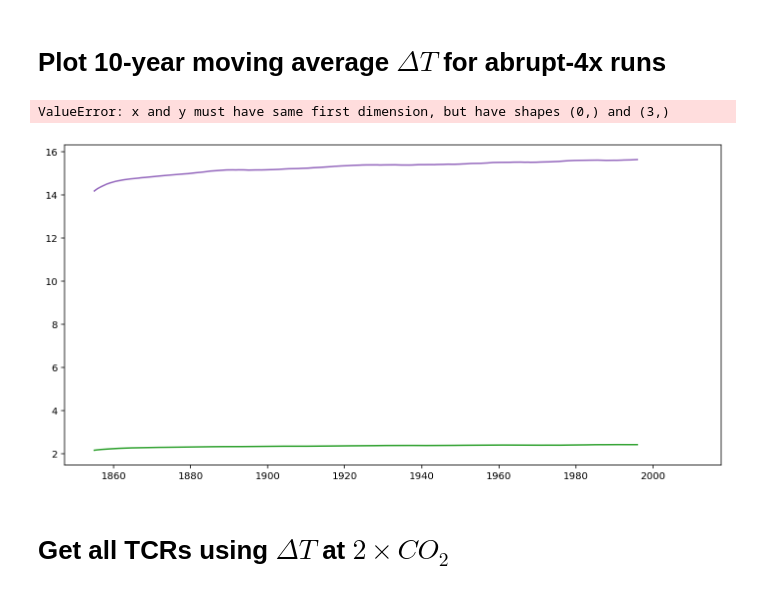
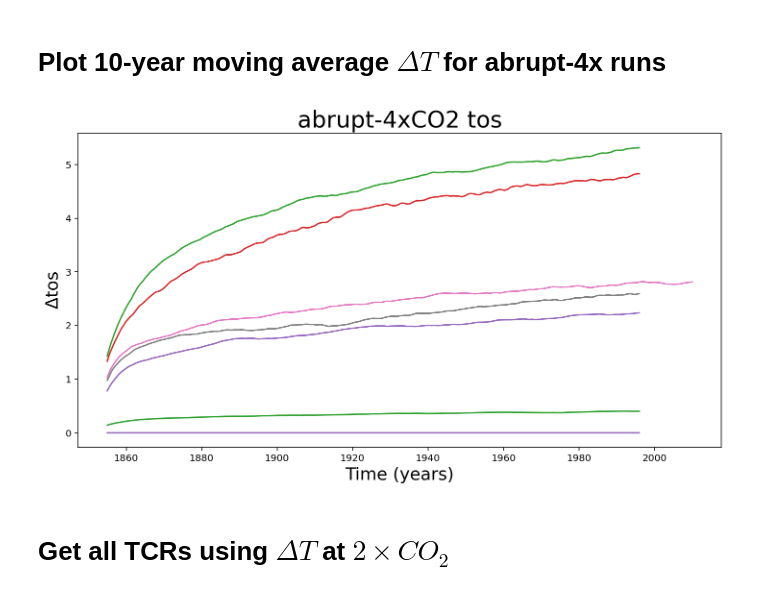
Before and after one commit to galenphall/pangeo_tests, a Jupyter notebook: analysis.ipynb, the cells around one changed output. Saved outputs shown, nothing was run; the diff lists cells and outputs as text; code cells hidden in the pictures.

```diff
--- a/analysis.ipynb
+++ b/analysis.ipynb
@@ -50,12 +50,16 @@ def plot_time_var(window, delta=False, mintime=0, **keys):
     dates = [d for d in [pd.to_datetime(n[1], errors='coerce') for n in ts[:,1]] if d[0] != 'NaT']
     plt.figure(' '.join(keys.values())+' runs')
     for f, v in sorted(ts, key=lambda x: x[0]):
-        w = window
-        var = moving_average(v[0] - int(delta) * np.mean(v[0,0:12]), w)
-        d = next((d for d in dates if len(d) == len(v[0])),None)
-        if isinstance(d, type(None)):
+        try:
+            w = window
+            var = moving_average(v[0] - int(delta) * np.mean(v[0,0:12]), w)
+            d = next((d for d in dates if len(d) == len(v[0])),None)
+            if isinstance(d, type(None)):
+                continue
+            plt.plot_date(d[int(w/2)-1:int(len(v[0])-w/2)], var, xdate=True, fmt='-', label=f)
+        except:
+            #print("failed on "+f)
             continue
-        plt.plot_date(d[int(w/2)-1:int(len(v[0])-w/2)], var, xdate=True, fmt='-', label=f)
     plt.title(' '.join(keys.values()), fontsize=24)
     plt.ylabel("$\Delta$"+keys['variable_id'], fontsize=18)
     plt.xlabel("Time (years)", fontsize=18)
@@ -70,10 +74,9 @@ plot_time_var(window=10*12, delta=True, experiment_id = '1pctCO2', variable_id='
 Plot 10-year moving average $\Delta T$  for abrupt-4x runs
 =======
 # %%
-plot_time_var(window=10*12, delta=False, experiment_id = 'abrupt-4xCO2', variable_id='tos')
+plot_time_var(window=10*12, delta=True, experiment_id = 'abrupt-4xCO2', variable_id='tos')
 # %% [output]
-ValueError: x and y must have same first dimension, but have shapes (0,) and (3,)
-[figure, old version]
+[figure, new version]
 # %% [markdown]
 Get all TCRs using $\Delta T$ at $2 \times CO_2$
 =========
```
Also changed, not shown: parts of 2 cells of this notebook, 5 other files.
